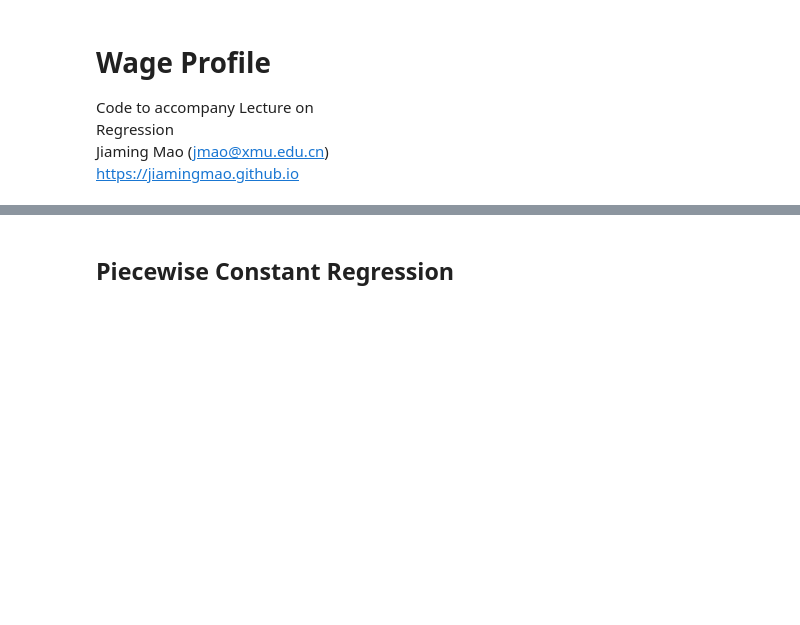
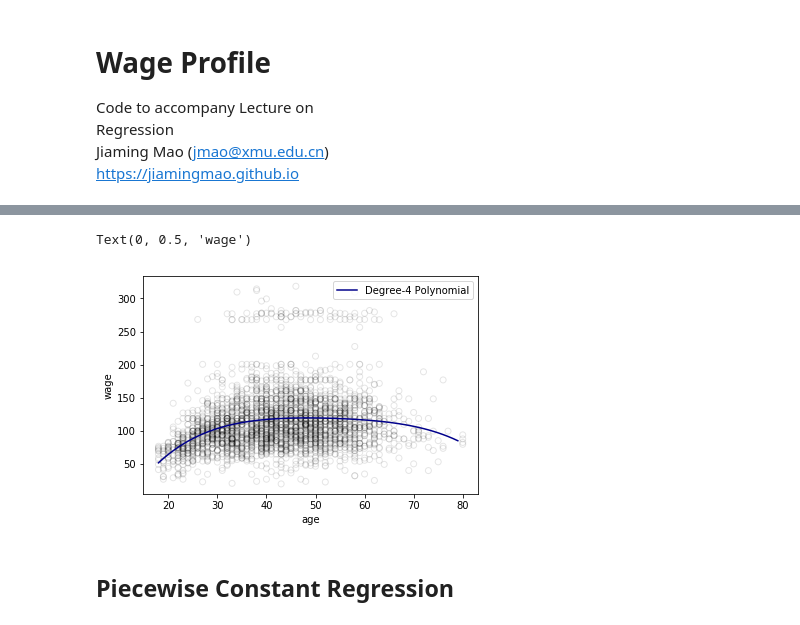
Before and after one commit to jiamingmao/data-analysis, a Jupyter notebook: codes/Regression/Python/wage.ipynb, the cells around one changed output, grey strips where cells are left out. Cells and saved outputs as stored; diff of their text form; code cells hidden in the pictures; blank space fills up the shorter version.

```diff
--- a/codes/Regression/Python/wage.ipynb
+++ b/codes/Regression/Python/wage.ipynb
@@ -20,3 +59,14 @@ age_grid = np.arange(age.min(),age.max())
+# %%
+pred = model(age_grid)
+
+plt.scatter(age, wage, facecolor='None', edgecolor='k', alpha=0.1, label='')
+plt.plot(age_grid, pred, color='darkblue', label='Degree-4 Polynomial')
+plt.legend()
+plt.xlabel('age')
+plt.ylabel('wage')
+# %% [output]
+Text(0, 0.5, 'wage')
+[figure, added]
 # %% [markdown]
 ## Piecewise Constant Regression
 # %%
```
Also changed, not shown: parts of 12 cells of this notebook.
